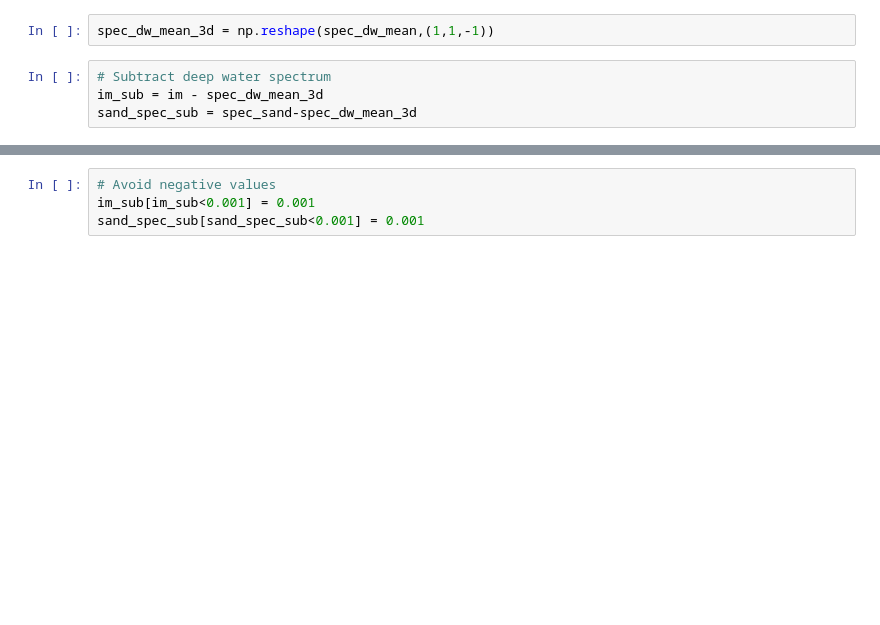
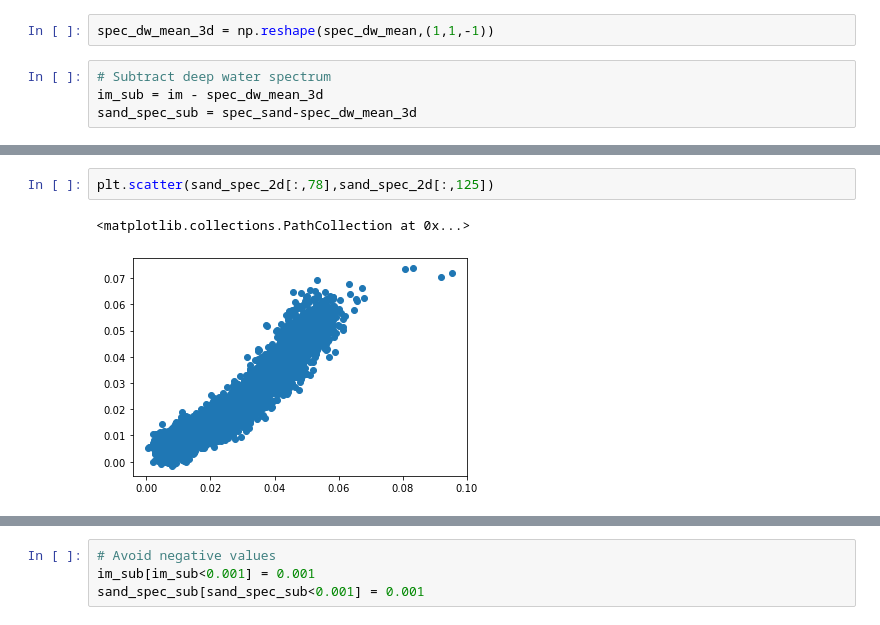
Before and after one commit to mh-skjelvareid/massimal, a Jupyter notebook: prelim/prelim_OpticalRS.ipynb, the cells around one changed output, grey strips where cells are left out. Saved outputs shown, nothing was run; the diff lists cells and outputs as text; blank space fills up the shorter version.

```diff
--- a/prelim/prelim_OpticalRS.ipynb
+++ b/prelim/prelim_OpticalRS.ipynb
@@ -31,0 +50,5 @@ sand_spec_sub = spec_sand-spec_dw_mean_3d
+# %%
+plt.scatter(sand_spec_2d[:,78],sand_spec_2d[:,125])
+# %% [output]
+<matplotlib.collections.PathCollection at 0x...>
+[figure, added]
```
Also changed, not shown: parts of 7 cells of this notebook, 9 other files.
